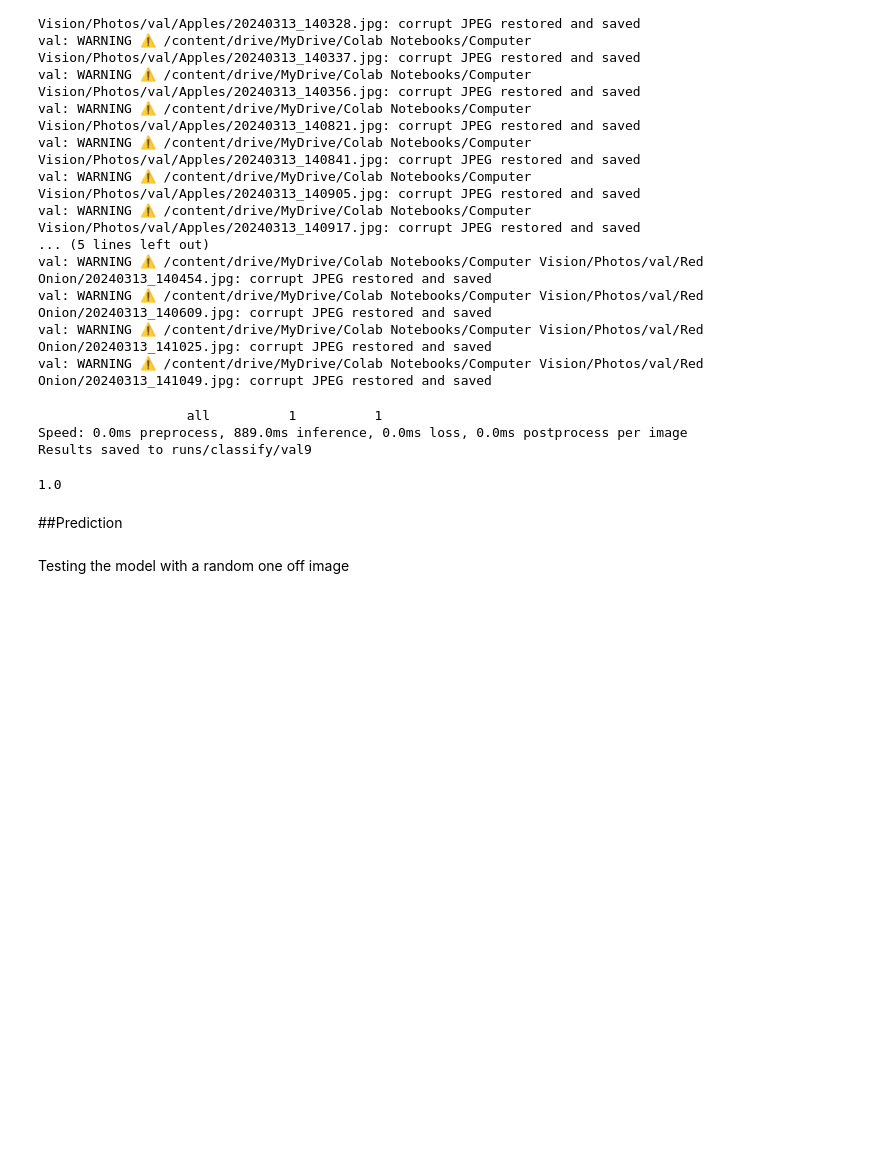
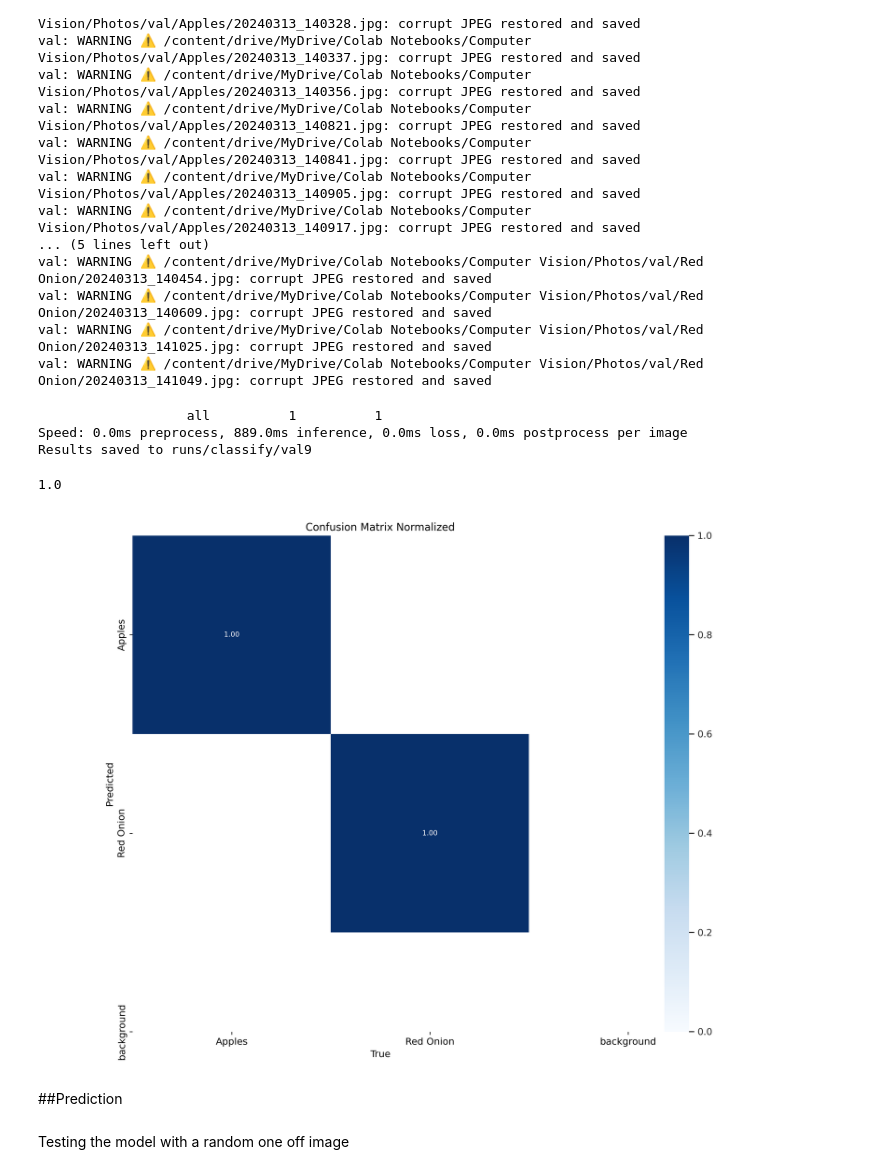
Before and after one commit to merfurfu/Computer-Vision-Project, a Jupyter notebook: vicwork_ComputerVisionProject.ipynb, the cells around one changed output. Drawn from its saved outputs; the diff is of its cells as text; code cells hidden in the pictures; blank space fills up the shorter version.

Commit message:
added confusion matrix for model 4

```diff
--- a/vicwork_ComputerVisionProject.ipynb
+++ b/vicwork_ComputerVisionProject.ipynb
@@ -575,6 +575,14 @@ val: WARNING ⚠️ /content/drive/MyDrive/Colab Notebooks/Computer Vision/Photo
 Speed: 0.0ms preprocess, 889.0ms inference, 0.0ms loss, 0.0ms postprocess per image
 Results saved to runs/classify/val9
 1.0
+# %%
+%matplotlib inline
+from PIL import Image
+
+#confusing matrix for val 9 (model 4, m, epochs=25,patience=5,batch=8,imgsz=640)
+Image.open('/content/drive/MyDrive/Colab Notebooks/Computer Vision/runs/classify/val9/confusion_matrix_normalized.png')
+# %% [output]
+[figure, added]
 # %% [markdown]
 ##Prediction
 # %% [markdown]
```
